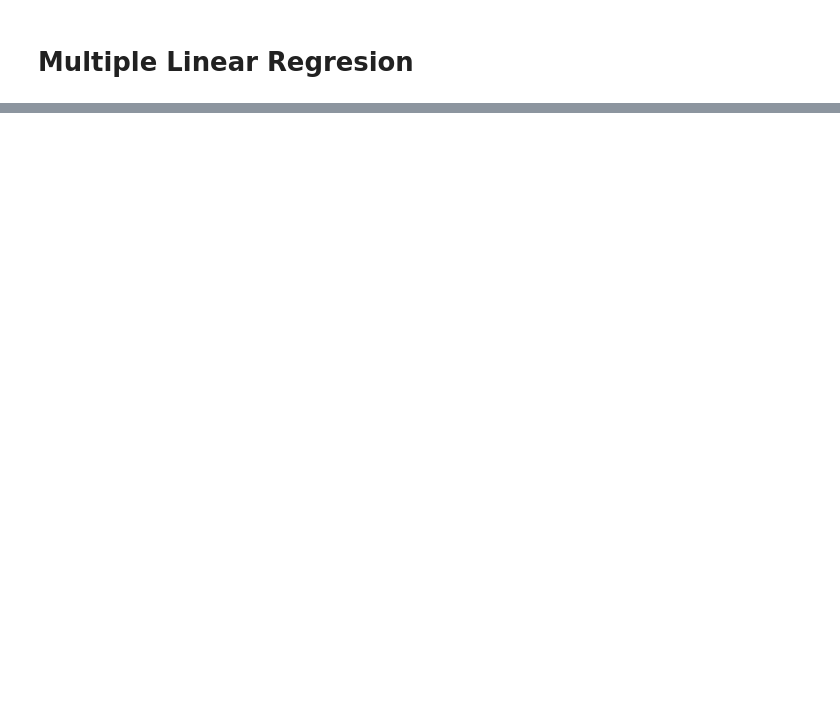
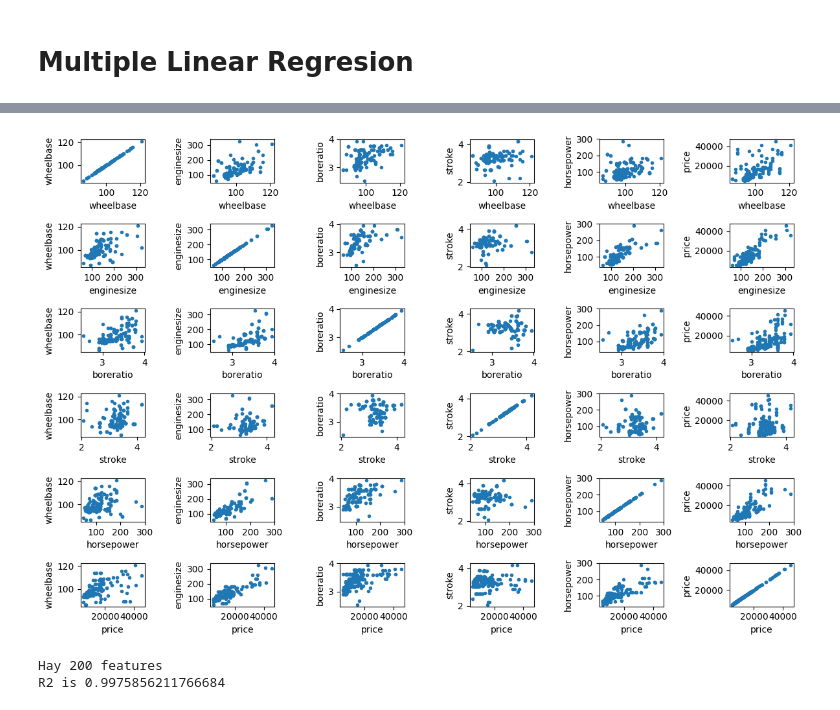
Before and after one commit to rombolaagustin/ml-practice, a Jupyter notebook: linear_regression.ipynb, the cells around one changed output, grey strips where cells are left out. Drawn from its saved outputs; the diff is of its cells as text; code cells hidden in the pictures; blank space fills up the shorter version.

Commit message:
Se agrega la multiple linear regression

```diff
--- a/linear_regression.ipynb
+++ b/linear_regression.ipynb
@@ -116,0 +132,35 @@ Text(0, 0.5, 'Unidades vendidas')
+# %%
+list = ['wheelbase', 'enginesize', 'boreratio', 'stroke', 'horsepower', 'price']
+
+fig = plt.figure(figsize=(12,8))
+axs = fig.subplots(len(list), len(list))
+
+for i in range(len(list)):
+    for j in range(len(list)):
+        #plt.subplot(i, j)
+        #plt.scatter(df_multiple[list[i]], df_multiple[list[j]])
+        axs[i, j].scatter(df_multiple[list[i]], df_multiple[list[j]], marker='.')
+        axs[i, j].set_ylabel(list[j])
+        axs[i, j].set_xlabel(list[i])
+
+
+fig.tight_layout()
+# %% [output]
+[figure, added]
+# %%
+df_multiple = pd.get_dummies(df_multiple, drop_first=True) #Generate dummies variables
+Xm = df_multiple.copy()
+Ym = Xm['price']
+Xm = Xm.drop('price', axis=1)
+print(f"Hay {Xm.shape[1]} features")
+
+multi_reg = sk.linear_model.LinearRegression()
+
+multi_reg.fit(Xm , Ym)
+coeff = [multi_reg.intercept_, multi_reg.coef_]
+
+R2 = multi_reg.score(Xm, Ym)
+print(f"R2 is {R2}")
+# %% [output]
+Hay 200 features
+R2 is 0.9975856211766684
```
Also changed, not shown: parts of 10 cells of this notebook, 1 other file.
